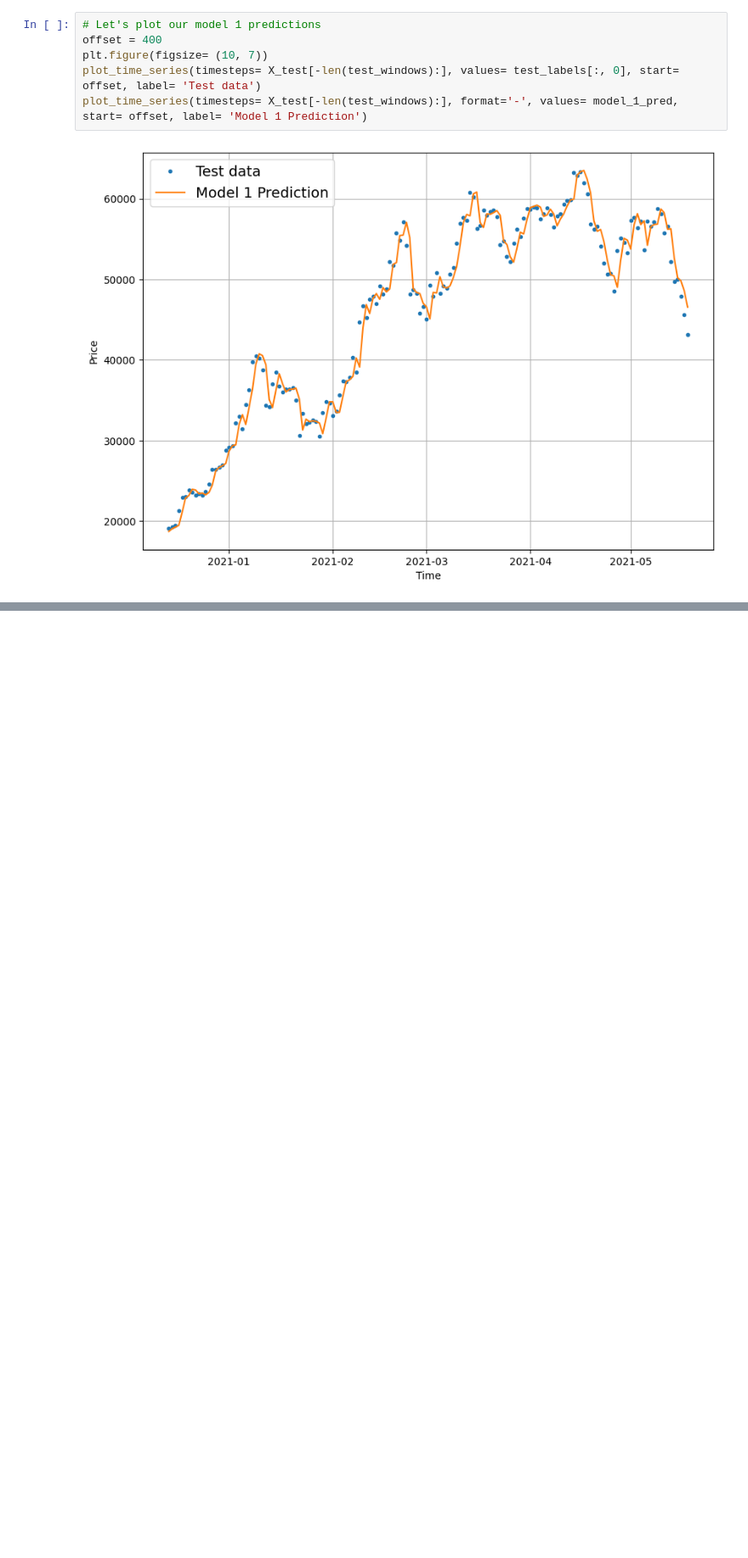
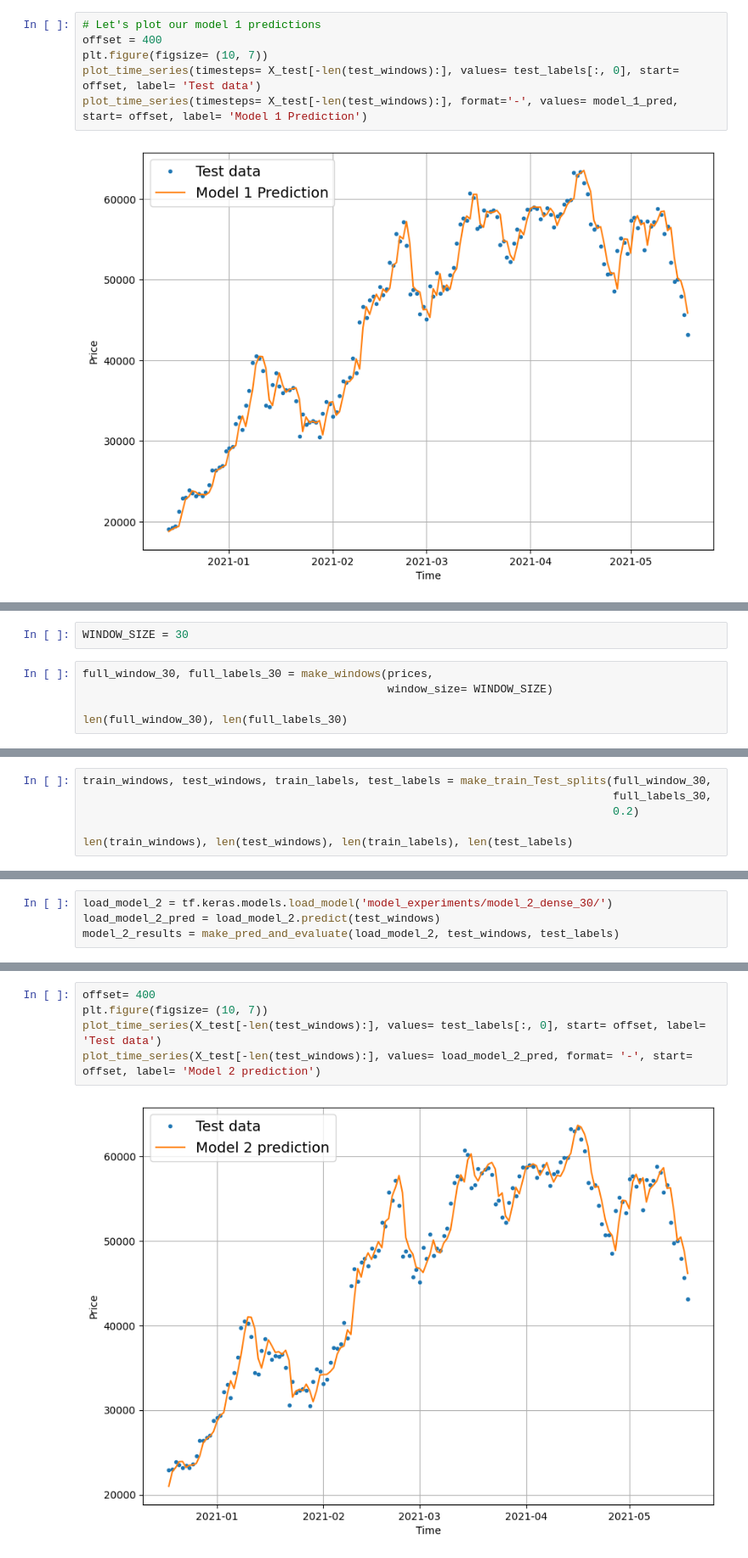
Before and after one commit to klsharma22/TensorflowCertifcationCourse, a Jupyter notebook: 10_time_series_forecasting_with_tensorflow.ipynb, the cells around one changed output, grey strips where cells are left out. Shown at 85% size. Drawn from its saved outputs; the diff is of its cells as text; blank space fills up the shorter version.

Commit message:
Created, trained and evaluated model 2 dense with 30 window size

```diff
--- a/10_time_series_forecasting_with_tensorflow.ipynb
+++ b/10_time_series_forecasting_with_tensorflow.ipynb
@@ -676,0 +679,7 @@ plot_time_series(timesteps= X_test[-len(test_windows):], format='-', values= mod
+# %%
+WINDOW_SIZE = 30
+# %%
+full_window_30, full_labels_30 = make_windows(prices,
+                                              window_size= WINDOW_SIZE)
+
+len(full_window_30), len(full_labels_30)
@@ -676,0 +691,6 @@ plot_time_series(timesteps= X_test[-len(test_windows):], format='-', values= mod
+# %%
+train_windows, test_windows, train_labels, test_labels = make_train_Test_splits(full_window_30,
+                                                                                full_labels_30,
+                                                                                0.2)
+
+len(train_windows), len(test_windows), len(train_labels), len(test_labels)
@@ -676,0 +760,4 @@ plot_time_series(timesteps= X_test[-len(test_windows):], format='-', values= mod
+# %%
+load_model_2 = tf.keras.models.load_model('model_experiments/model_2_dense_30/')
+load_model_2_pred = load_model_2.predict(test_windows)
+model_2_results = make_pred_and_evaluate(load_model_2, test_windows, test_labels)
@@ -676,0 +775,7 @@ plot_time_series(timesteps= X_test[-len(test_windows):], format='-', values= mod
+# %%
+offset= 400
+plt.figure(figsize= (10, 7))
+plot_time_series(X_test[-len(test_windows):], values= test_labels[:, 0], start= offset, label= 'Test data')
+plot_time_series(X_test[-len(test_windows):], values= load_model_2_pred, format= '-', start= offset, label= 'Model 2 prediction')
+# %% [output]
+[figure, added]
```
Also changed, not shown: parts of 16 cells of this notebook.
